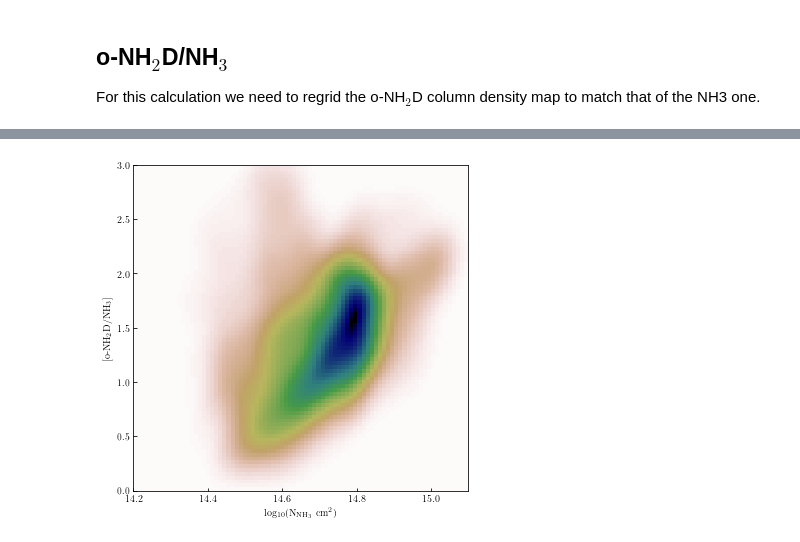
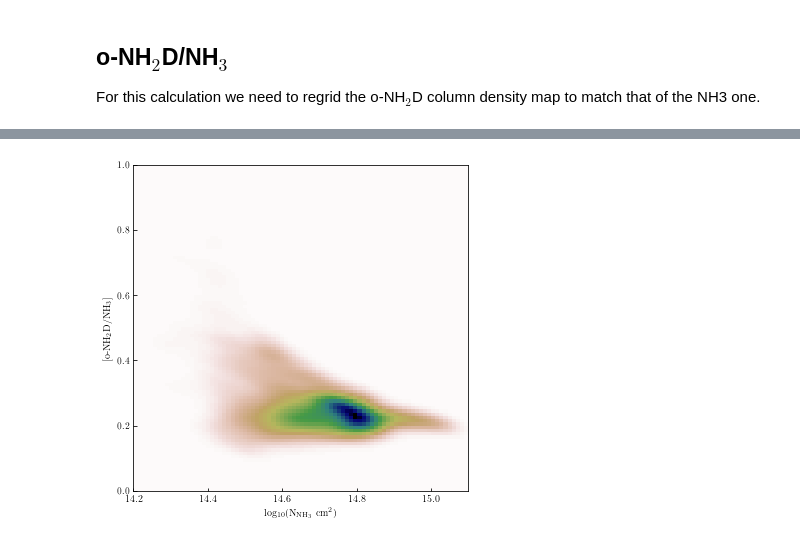
Before and after one commit to jpinedaf/H-MM1_NH3, a Jupyter notebook: H-MM1_compare_NH2D_NH3.ipynb, the cells around one changed output, grey strips where cells are left out. Saved outputs shown, nothing was run; the diff lists cells and outputs as text; code cells hidden in the pictures.

```diff
--- a/H-MM1_compare_NH2D_NH3.ipynb
+++ b/H-MM1_compare_NH2D_NH3.ipynb
@@ -338,3 +340,5 @@ fig.savefig('figs/H-MM1_NH3_Tk_Ncol.pdf', dpi=100)
 # %% [markdown]
 ## Maps of NH$_2$D
 Ingegfrated intensity
+# %%
+plt.rcParams['font.weight']
@@ -964,4 +934,7 @@ $4.6403525 \times 10^{13} \; \mathrm{\frac{1}{cm^{2}}}$
 The mean excitation temperature for o-NH2D is estimated using only those pixels with a good optically thick fit. This value could be used to derive a comparison of the column density range.
 
 After determining this value, then we calculate the column density for the full fit and for the that using the mean Tex.
+# %%
+oNH2D_mask_ncol = oNH2D_mask & np.isfinite(oNH2D_Tex*oNH2D_eTex)
+pNH2D_mask_ncol = pNH2D_mask & np.isfinite(pNH2D_Tex*pNH2D_eTex)
 # %%
@@ -973,8 +946,7 @@ print(oTex_mean, pTex_mean)
 # %%
 HMM1_oNH2D_Ncol_full = oNH2D_tau * np.nan
-HMM1_oNH2D_Ncol_full[gd_o] = o_NH2D_Column_Density(tau=oNH2D_tau[gd_o],
-                                             Tex=oNH2D_Tex[gd_o]*u.K,
-                                             sigma_v=oNH2D_dv[gd_o]*u.km/u.s) \
-                     * c_tau(oNH2D_tau[gd_o])
+HMM1_oNH2D_Ncol_full[oNH2D_mask_ncol] = mol_col.col_nh2d.o_NH2D_thick(tau=oNH2D_tau[oNH2D_mask_ncol],
+                                             Tex=oNH2D_Tex[oNH2D_mask_ncol]*u.K,
+                                             sigma_v=oNH2D_dv[oNH2D_mask_ncol]*u.km/u.s)
 # %%
 HMM1_pNH2D_Ncol_full = pNH2D_tau * np.nan
@@ -1156,7 +1213,7 @@ plt.scatter(NH3_Ncol, oNH2D_NH3, alpha=0.3)
 Ncol_NH3_min = 14.0
 Ncol_NH3_max = 15.1
 Ncol_ratio_min = 0.
-Ncol_ratio_max = 3.5
+Ncol_ratio_max = 1.0
 gd_col = np.isfinite(NH3_Ncol * oNH2D_NH3)
 NH3_Ncol_ratio_kde = hmm1_kde(NH3_Ncol[gd_col], oNH2D_NH3[gd_col],
                               ymin=Ncol_ratio_min, ymax=Ncol_ratio_max,
@@ -1165,13 +1222,13 @@ NH3_Ncol_ratio_kde = hmm1_kde(NH3_Ncol[gd_col], oNH2D_NH3[gd_col],
 # %%
 fig, ax = plt.subplots(figsize=(6,6))
 ax.imshow(np.rot90(NH3_Ncol_ratio_kde), cmap=plt.cm.gist_earth_r,
           extent=[Ncol_NH3_min, Ncol_NH3_max,
                   Ncol_ratio_min, Ncol_ratio_max])
 ax.set_xlim([14.2, Ncol_NH3_max])
-ax.set_ylim([Ncol_ratio_min, 3])
+ax.set_ylim([Ncol_ratio_min, 1])
 ax.set_xlabel(r'log$_{10}$(N$_{\rm NH_3}$ cm$^2$)')
 ax.set_ylabel(r'[o-NH$_2$D/NH$_3$]')
 ax.set_aspect('auto')
 plt.show()
 # %% [output]
-[figure, old version]
+[figure, new version]
```
Also changed, not shown: parts of 61 cells of this notebook, 38 other files.
